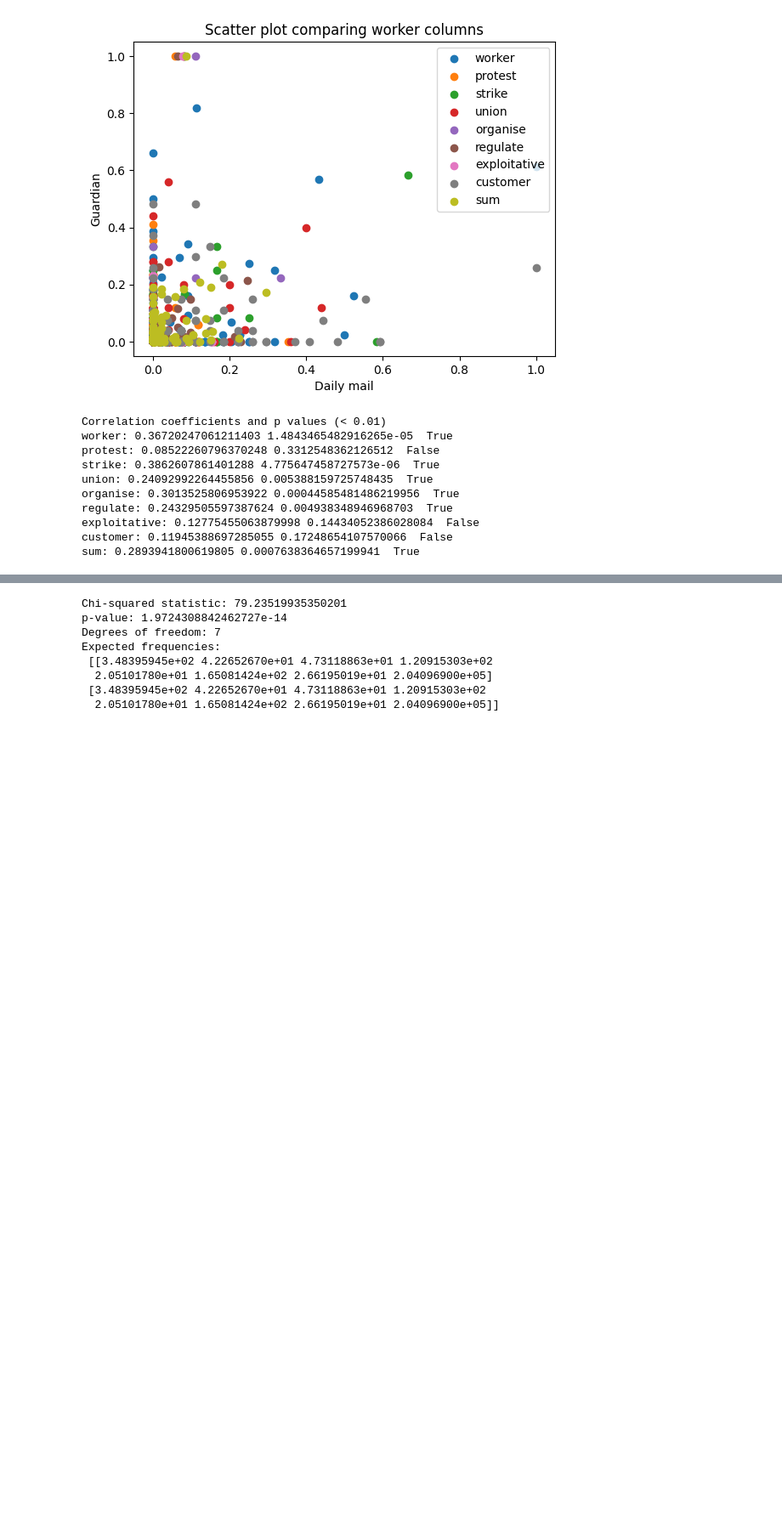
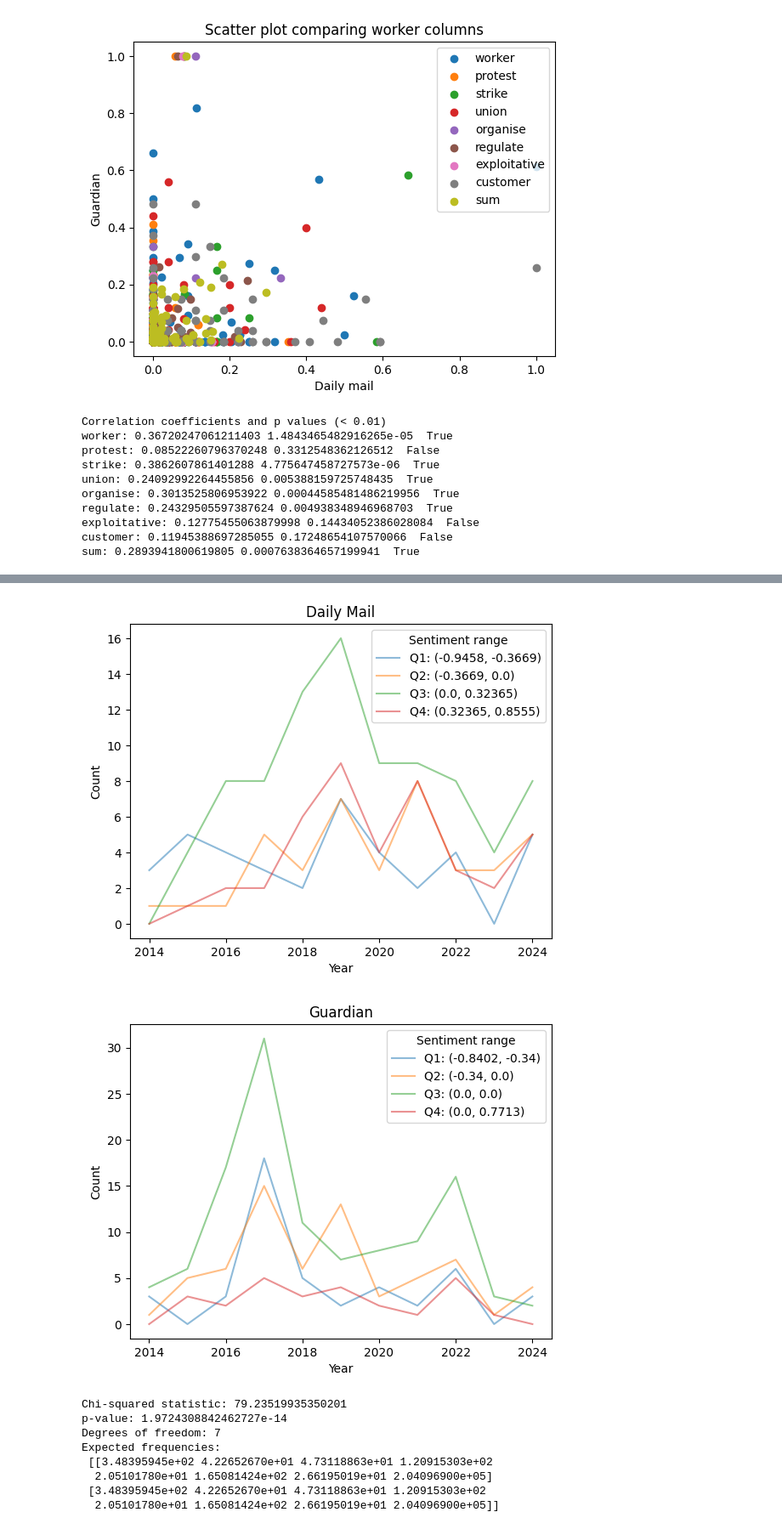
Before and after one commit to dmh21za/compmeth, a Jupyter notebook: summative.ipynb, the cells around one changed output, grey strips where cells are left out. Shown at 85% size. Cells and saved outputs as stored; diff of their text form; code cells hidden in the pictures; blank space fills up the shorter version.

```diff
--- a/summative.ipynb
+++ b/summative.ipynb
@@ -1081,3 +1229,51 @@ NameError: name 'df_sent' is not defined
+# %%
+# get min, 25% etc for each paper
+quartiles_df = df_sent.groupby('paper').describe()
+
+# add quartile column which equals either 1,2,3 or 4
+df_dm = df.copy()[df['paper'] == 'dailymail']
+df_g = df.copy()[df['paper'] == 'guardian']
+#quartile cut for each
+dm_des = df_dm['headline_sentiment'].describe()
+g_des = df_g['headline_sentiment'].describe()
+
+df_dm['quartile'] = pd.cut(df_dm['headline_sentiment'], 4, labels=[1, 2, 3, 4])
+df_g['quartile'] = pd.cut(df_g['headline_sentiment'], 4, labels=[1, 2, 3, 4])
+
+# convert published timestamp to datetime
+df_dm['published'] = df_dm['published'].apply(lambda x: datetime.fromtimestamp(x).year)
+df_g['published'] = df_g['published'].apply(lambda x: datetime.fromtimestamp(x).year)
+
+# for each quartile plot count against published
+# group by year and quartile
+df_dm = df_dm.groupby(['published', 'quartile']).size().reset_index(name='count')
+df_g = df_g.groupby(['published', 'quartile']).size().reset_index(name='count')
+
+dm_des = [dm_des['min'], dm_des['25%'], dm_des['50%'], dm_des['75%'], dm_des['max']]
+g_des = [g_des['min'], g_des['25%'], g_des['50%'], g_des['75%'], g_des['max']]
+
+#plot df_dm as scatter between published and quartile count
+for q in [1, 2, 3, 4]:
+  df_slice = df_dm[df_dm['quartile'] == q]
+  label = f'Q{q}: ({dm_des[q-1]}, {dm_des[q]})'
+  plt.plot(df_slice['published'], df_slice['count'], label=label, alpha = 0.5)
+plt.legend(title = "Sentiment range")
+plt.title('Daily Mail')
+plt.xlabel('Year')
+plt.ylabel('Count')
+plt.show()
+
+for q in [1, 2, 3, 4]:
+  label = f'Q{q}: ({g_des[q-1]}, {g_des[q]})'
+  plt.plot(df_g[df_g['quartile'] == q]['published'], df_g[df_g['quartile'] == q]['count'], label=label, alpha = 0.5)
+plt.legend(title = "Sentiment range")
+plt.title('Guardian')
+plt.xlabel('Year')
+plt.ylabel('Count')
+plt.show()
+# %% [output]
+[figure, added]
+[figure, added]
 # %%
 # in this block we're gonna use dfs from last block to test statistical significance
 
```
Also changed, not shown: parts of 8 cells of this notebook.
